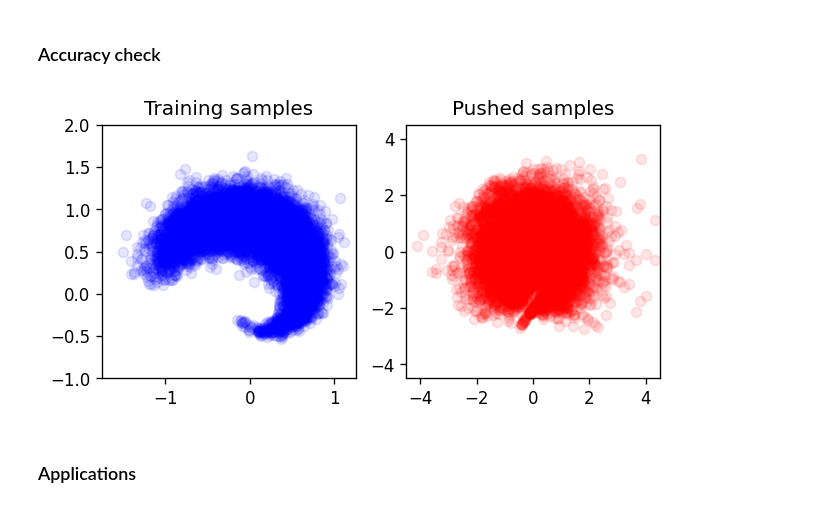
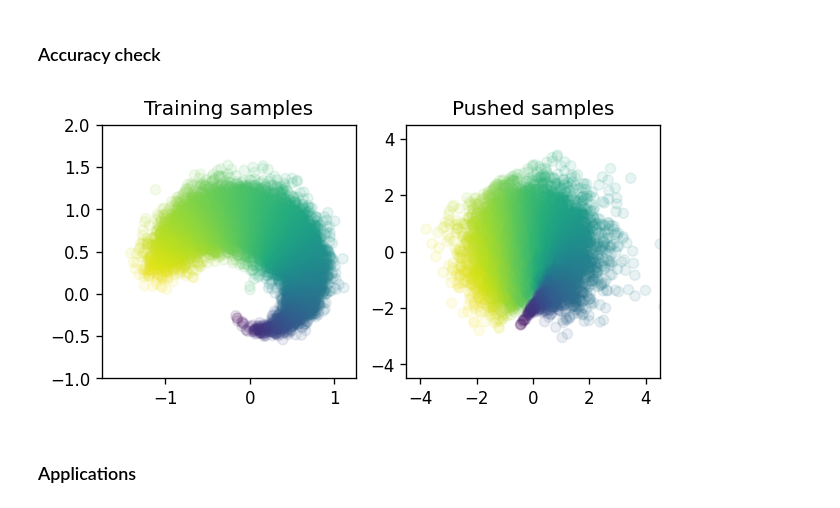
Before and after one commit to MeasureTransport/SIAMannual22, a Jupyter notebook: tutorial_code_AN22.ipynb, the cells around one changed output. Saved outputs shown, nothing was run; the diff lists cells and outputs as text; code cells hidden in the pictures.

```diff
--- a/tutorial_code_AN22.ipynb
+++ b/tutorial_code_AN22.ipynb
@@ -236,8 +237,10 @@ N = 10000
 Xtrain = sample_spiral_distribution(N)
 Xtrain = Xtrain.transpose()
 
+colors = np.arctan2(Xtrain[1,:],Xtrain[0,:])
+
 fig,ax = plt.subplots()
-ax.scatter(Xtrain[0,:],Xtrain[1,:], facecolor='blue', alpha=0.1, label='Target samples')
+ax.scatter(Xtrain[0,:],Xtrain[1,:], c=colors, alpha=0.2, label='Target samples')
 ax.set_aspect('equal', 'box')
 plt.xlim([-1.75, 1.25])
 plt.ylim([-1, 2])
@@ -348,26 +351,26 @@ Once the map coefficients are found we can assess the quality of the map approxi
 # %%
 #Gather components in a Triangular Map object:
 S = TriangularMap((S1,S2))
 S.SetCoeffs(np.concatenate((S1.CoeffMap(),S2.CoeffMap())))
 
 #Pushed samples should look like Gaussian samples:
 Xpushed = S.Evaluate(Xtrain)
 
 #Plot
 fig,ax = plt.subplots(1,2)
-ax[0].scatter(Xtrain[0],Xtrain[1], facecolor='blue', alpha=0.1, label='Training samples')
+ax[0].scatter(Xtrain[0],Xtrain[1], c=colors, alpha=0.1, label='Training samples')
 ax[0].set_title('Training samples')
 ax[0].set_aspect('equal','box')
 ax[0].set_xlim((-1.75, 1.25))
 ax[0].set_ylim((-1, 2))
-ax[1].scatter(Xpushed[0],Xpushed[1], facecolor='red', alpha=0.1, label='Pushed samples')
+ax[1].scatter(Xpushed[0],Xpushed[1], c=colors, alpha=0.1, label='Pushed samples')
 ax[1].set_title('Pushed samples')
 ax[1].set_aspect('equal', 'box')
 ax[1].set_xlim((-4.5, 4.5))
 ax[1].set_ylim((-4.5, 4.5))
 plt.show()
 # %% [output]
-[figure, old version]
+[figure, new version]
 # %% [markdown]
 ### Applications
 # %% [markdown]
```
Also changed, not shown: parts of 34 cells of this notebook.
